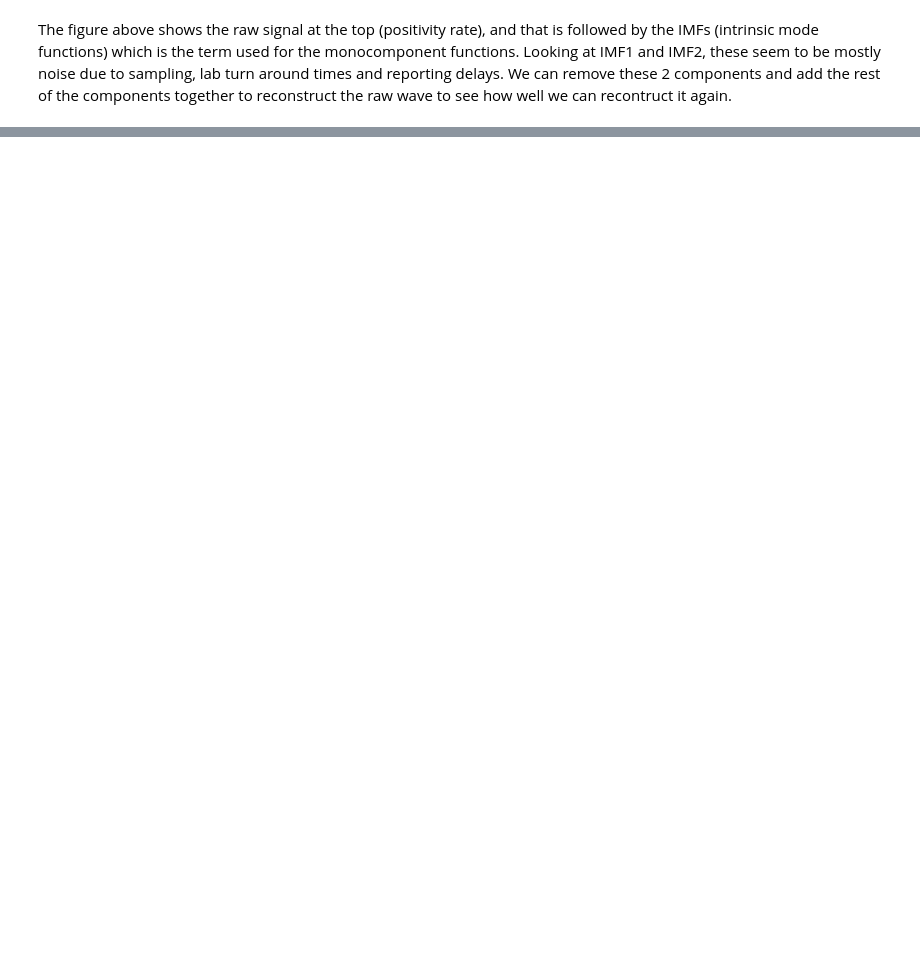
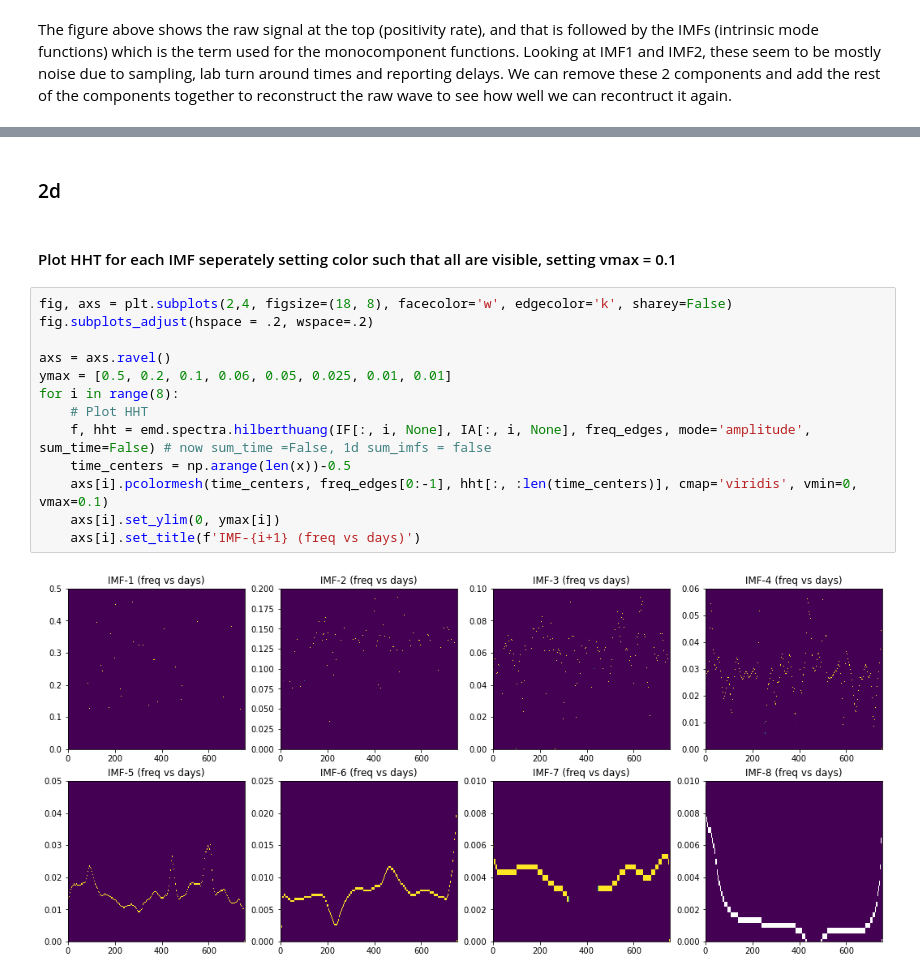
Before and after one commit to ArmandBester/waves, a Jupyter notebook: EMD.ipynb, the cells around one changed output, grey strips where cells are left out. Drawn from its saved outputs; the diff is of its cells as text; blank space fills up the shorter version.

```diff
--- a/EMD.ipynb
+++ b/EMD.ipynb
@@ -129,0 +160,19 @@ plt.show()
+# %% [markdown]
+### 2d
+# %% [markdown]
+#### Plot HHT for each IMF seperately setting color such that all are visible, setting vmax = 0.1
+# %%
+fig, axs = plt.subplots(2,4, figsize=(18, 8), facecolor='w', edgecolor='k', sharey=False)
+fig.subplots_adjust(hspace = .2, wspace=.2)
+
+axs = axs.ravel()
+ymax = [0.5, 0.2, 0.1, 0.06, 0.05, 0.025, 0.01, 0.01]
+for i in range(8):
+    # Plot HHT
+    f, hht = emd.spectra.hilberthuang(IF[:, i, None], IA[:, i, None], freq_edges, mode='amplitude', sum_time=False) # now sum_time =False, 1d sum_imfs = false
+    time_centers = np.arange(len(x))-0.5
+    axs[i].pcolormesh(time_centers, freq_edges[0:-1], hht[:, :len(time_centers)], cmap='viridis', vmin=0, vmax=0.1)
+    axs[i].set_ylim(0, ymax[i])
+    axs[i].set_title(f'IMF-{i+1} (freq vs days)')
+# %% [output]
+[figure, added]
```
Also changed, not shown: parts of 25 cells of this notebook, 3 other files.
